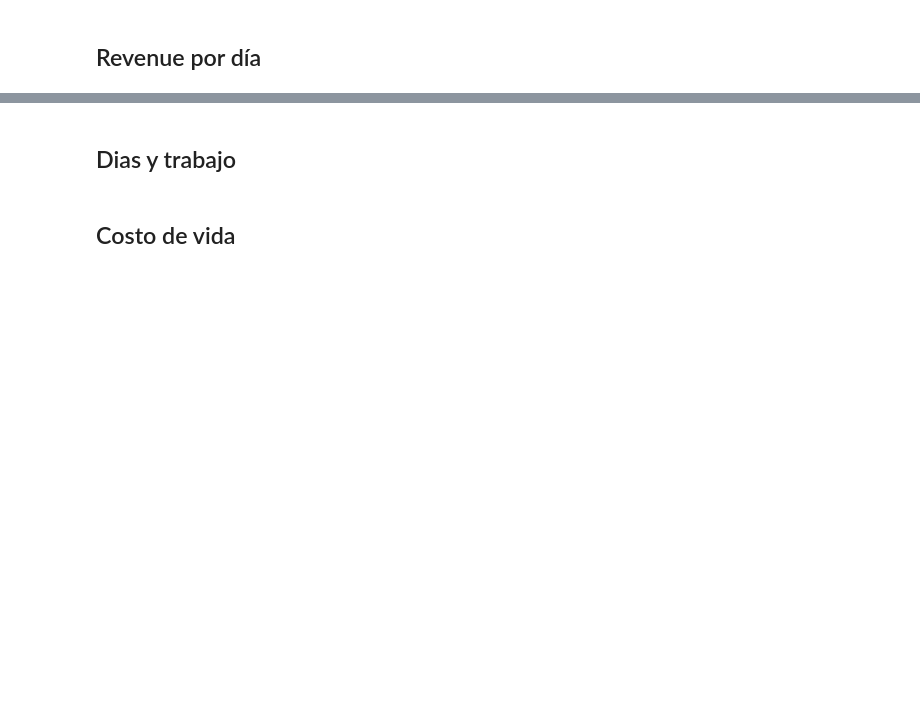
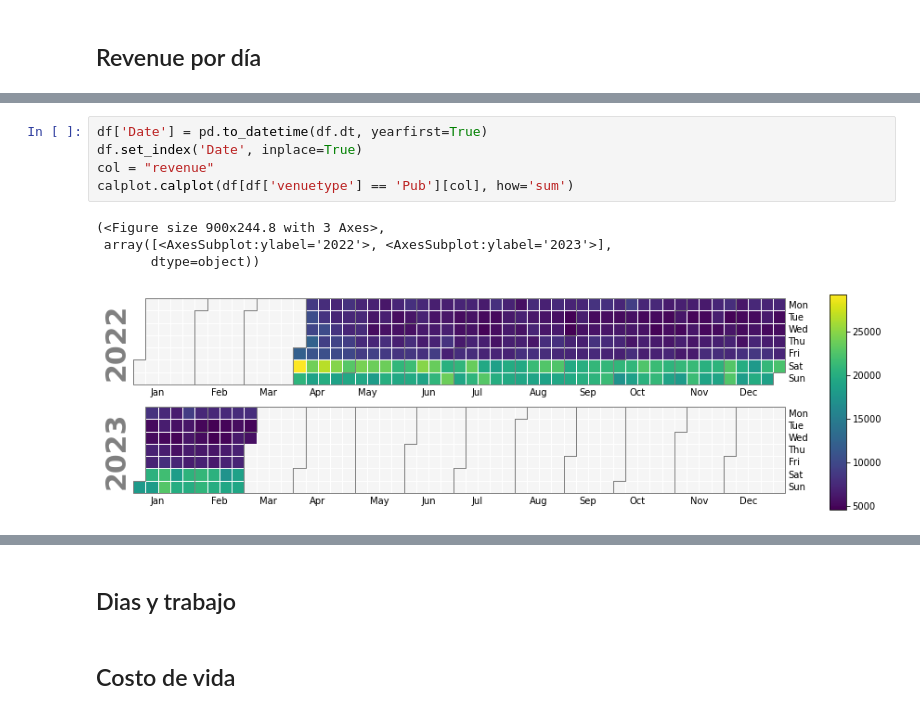
Before and after one commit to blukitas/Viz_2022_Grupo_4, a Jupyter notebook: docker/Notebooks/13.tp.ipynb, the cells around one changed output, grey strips where cells are left out. Saved outputs shown, nothing was run; the diff lists cells and outputs as text; blank space fills up the shorter version.

```diff
--- a/docker/Notebooks/13.tp.ipynb
+++ b/docker/Notebooks/13.tp.ipynb
@@ -256,0 +317,10 @@ plt.show()
+# %%
+df['Date'] = pd.to_datetime(df.dt, yearfirst=True)
+df.set_index('Date', inplace=True)
+col = "revenue"
+calplot.calplot(df[df['venuetype'] == 'Pub'][col], how='sum')
+# %% [output]
+(<Figure size 900x244.8 with 3 Axes>,
+ array([<AxesSubplot:ylabel='2022'>, <AxesSubplot:ylabel='2023'>],
+       dtype=object))
+[figure, added]
```
Also changed, not shown: parts of 7 cells of this notebook, 5 other files.
